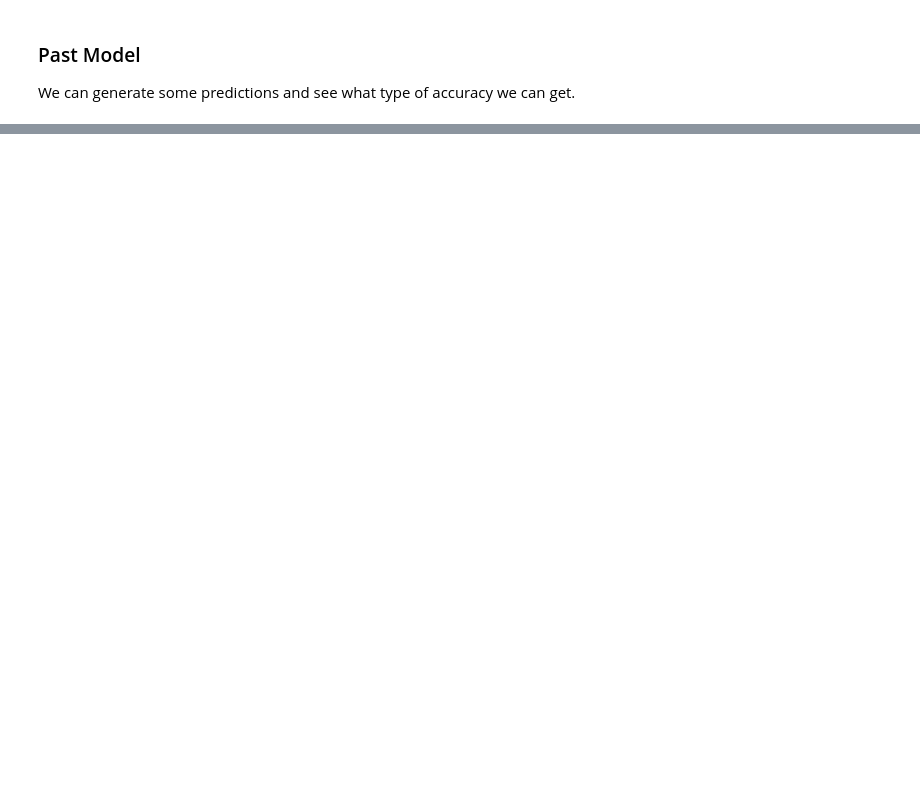
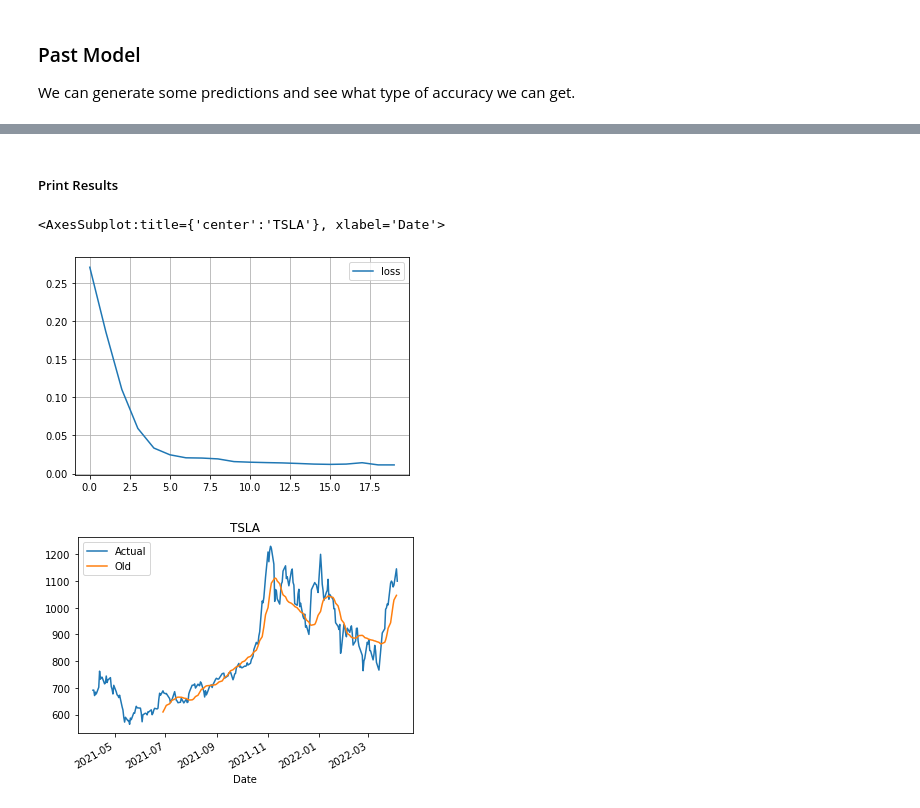
Before and after one commit to AkeemSemper/3950_Workbooks, a Jupyter notebook: lstm_2 copy.ipynb, the cells around one changed output, grey strips where cells are left out. Cells and saved outputs as stored; diff of their text form; code cells hidden in the pictures; blank space fills up the shorter version.

```diff
--- a/lstm_2 copy.ipynb
+++ b/lstm_2 copy.ipynb
@@ -35,0 +46,11 @@ We can generate some predictions and see what type of accuracy we can get.
+# %%
+# download the data
+df = yf.download(tickers=[ticker], period=per)
+y = df['Close'].fillna(method='ffill')
+y = y.values.reshape(-1, 1)
+
+# scale the data
+scaler = MinMaxScaler(feature_range=(0, 1))
+scaler = scaler.fit(y)
+y = scaler.transform(y)
+print(y[:5])
@@ -35,0 +135,29 @@ We can generate some predictions and see what type of accuracy we can get.
+# %% [markdown]
+##### Print Results
+# %%
+# Print
+old_preds = []
+for i in range(len(tmp)):
+    old_preds.append(tmp[i][0])
+#for i in range(len(tmp[-1])):
+#    old_preds.append(tmp[-1][i])
+
+# organize the results in a data frame
+df_past = df[['Close']].reset_index()
+#print(len(df_past))
+df_past.rename(columns={'index': 'Date', 'Close': 'Actual'}, inplace=True)
+df_past['Date'] = pd.to_datetime(df_past['Date'])
+#df_past['Forecast'] = np.nan
+#df_past['Forecast'].iloc[-1] = df_past['Actual'].iloc[-1]
+df_past['Old'] = np.nan
+for i in range(len(old_preds)):
+    df_past["Old"].iloc[i+n_lookback-1] = scaler.inverse_transform(np.array(old_preds[i]).reshape(1,-1))
+
+results = df_past.set_index('Date')
+# plot the results
+plot_loss(history)
+results.plot(title=ticker)
+# %% [output]
+<AxesSubplot:title={'center':'TSLA'}, xlabel='Date'>
+[figure, added]
+[figure, added]
```
Also changed, not shown: parts of 17 cells of this notebook, 2 other files.
